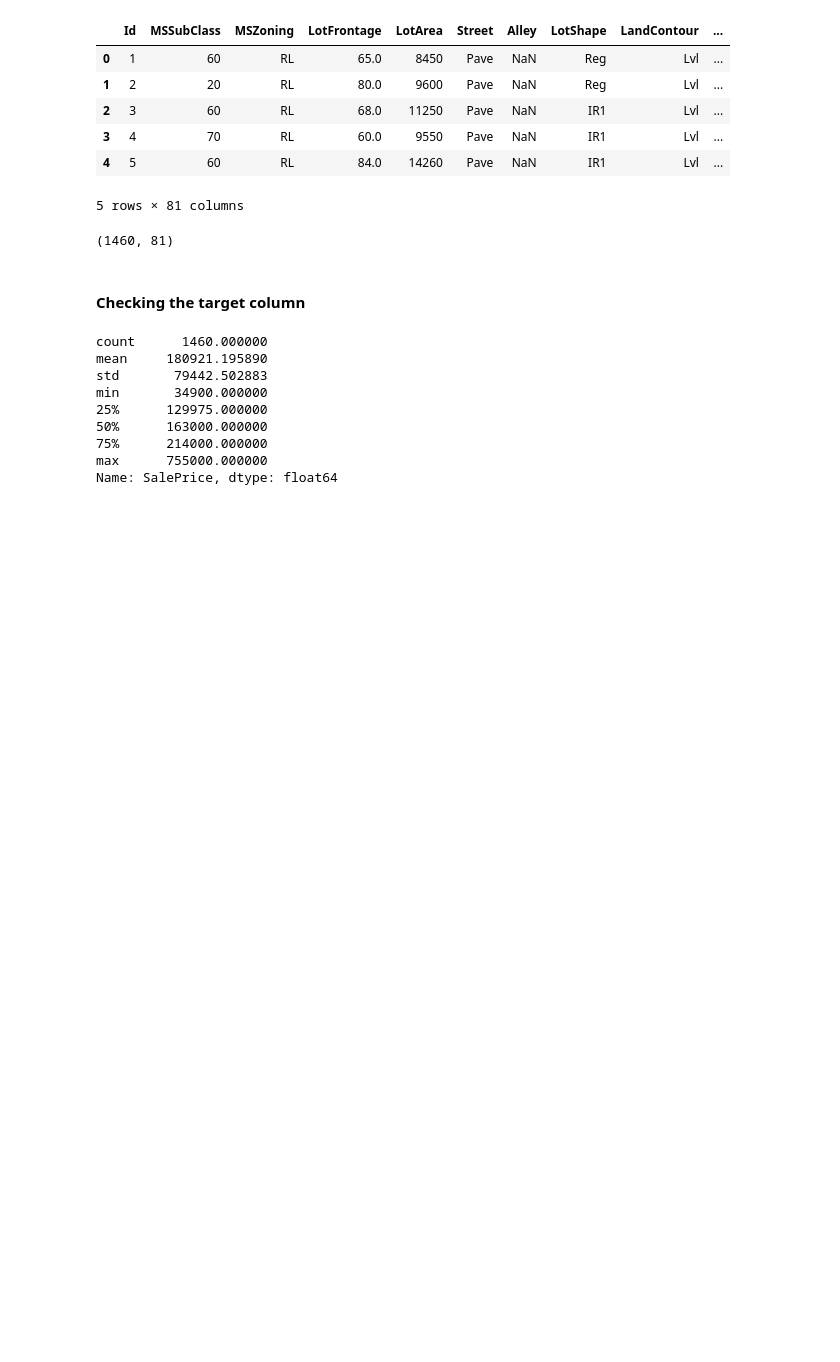
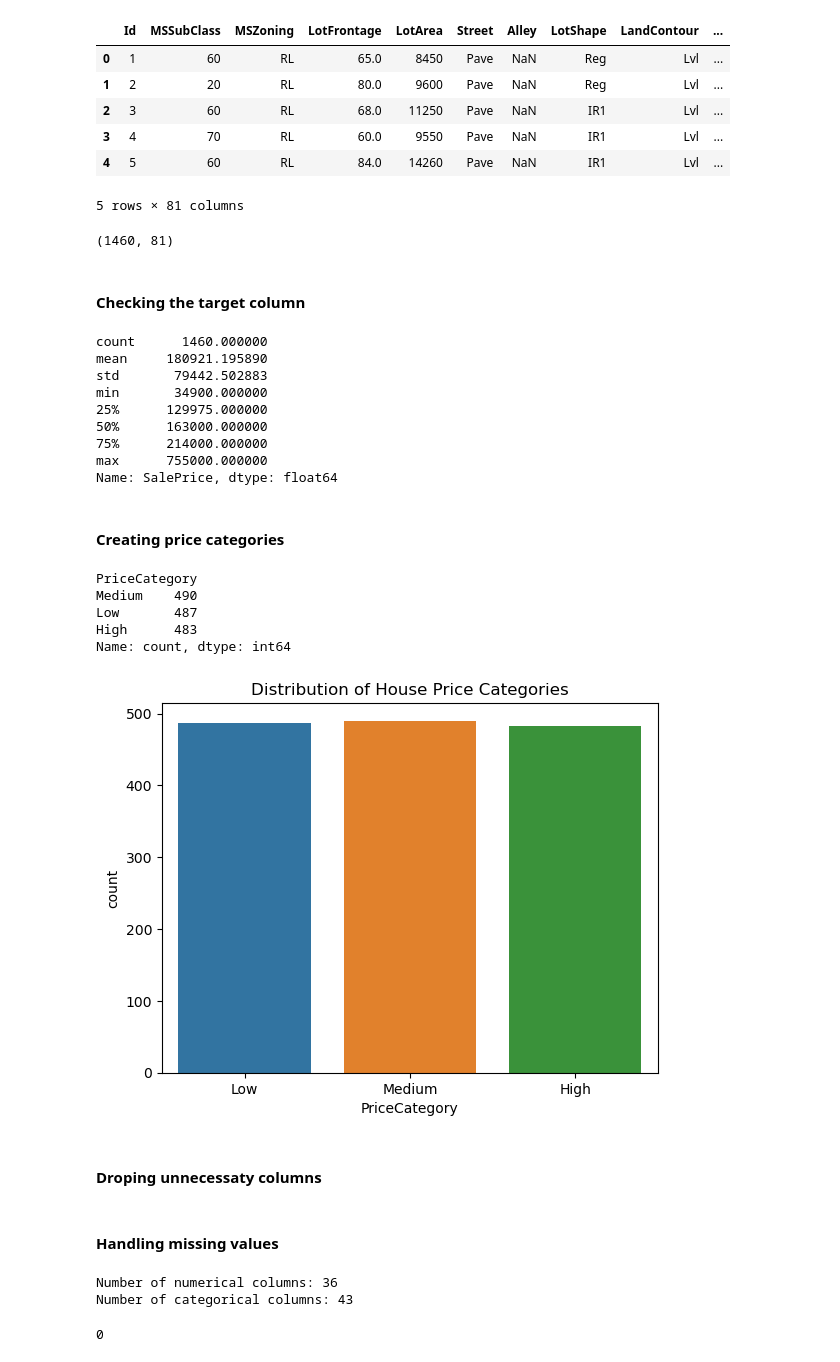
Before and after one commit to MohammadRafi21/House-Prices-Advanced-Regression, a Jupyter notebook: House_Price_Classification.ipynb, the cells around one changed output. Drawn from its saved outputs; the diff is of its cells as text; code cells hidden in the pictures; blank space fills up the shorter version.

```diff
--- a/House_Price_Classification.ipynb
+++ b/House_Price_Classification.ipynb
@@ -59,3 +59,30 @@ min       34900.000000
 75%      214000.000000
 max      755000.000000
 Name: SalePrice, dtype: float64
+# %% [markdown]
+#### Creating price categories
+# %%
+# Create three price categories: Low, Medium, High
+df["PriceCategory"] = pd.qcut(
+    df["SalePrice"],
+    q=3,
+    labels=["Low", "Medium", "High"]
+)
+
+# Check category counts
+df["PriceCategory"].value_counts()
+# %% [output]
+PriceCategory
+Medium    490
+Low       487
+High      483
+Name: count, dtype: int64
+# %%
+# checking visually
+sns.countplot(x="PriceCategory", data=df)
+plt.title("Distribution of House Price Categories")
+plt.show()
+# %% [output]
+[figure, added]
+# %% [markdown]
+#### Droping unnecessaty columns
@@ -61,0 +95,12 @@ Name: SalePrice, dtype: float64
+# %% [markdown]
+#### Handling missing values
+# %%
+# Separate numerical and categorical columns
+numeric_cols = X.select_dtypes(include=["int64", "float64"]).columns
+categorical_cols = X.select_dtypes(include=["object"]).columns
+
+print("Number of numerical columns:", len(numeric_cols))
+print("Number of categorical columns:", len(categorical_cols))
+# %% [output]
+Number of numerical columns: 36
+Number of categorical columns: 43
@@ -61,0 +116,5 @@ Name: SalePrice, dtype: float64
+# %%
+# check for missing values
+X.isnull().sum().sum()
+# %% [output]
+0
```
Also changed, not shown: parts of 9 cells of this notebook.
